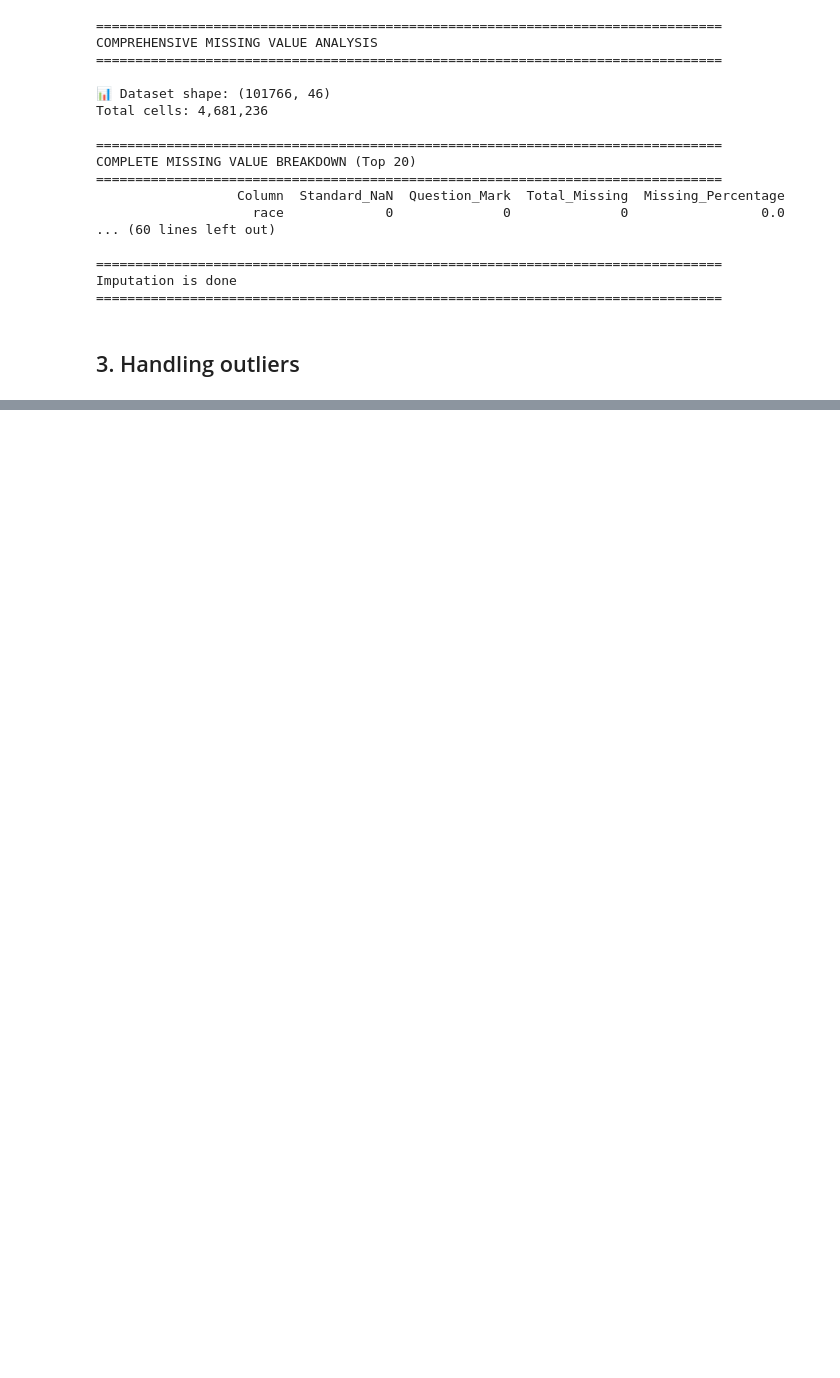
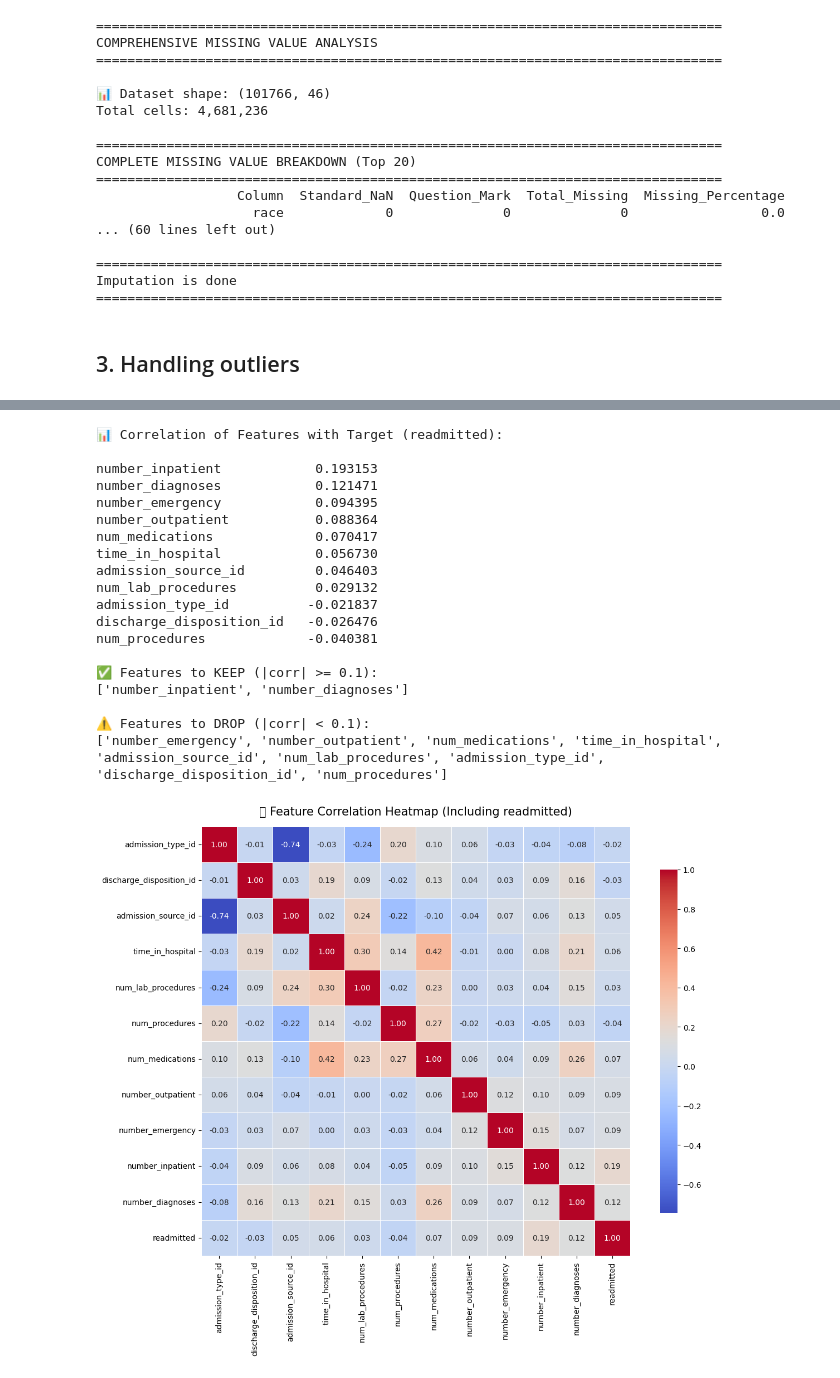
Before and after one commit to MuhammadHamza687/dsf, a Jupyter notebook: DSF_Mid_Lab_Exam.ipynb, the cells around one changed output, grey strips where cells are left out. Cells and saved outputs as stored; diff of their text form; code cells hidden in the pictures; blank space fills up the shorter version.

```diff
--- a/DSF_Mid_Lab_Exam.ipynb
+++ b/DSF_Mid_Lab_Exam.ipynb
@@ -532,0 +542,73 @@ Name: count, dtype: int64
+# %%
+# Map readmitted to binary (admitted again or not)
+df['readmitted'] = df['readmitted'].map({'NO': 0, '>30': 1, '<30': 1})
+
+# Compute correlation matrix (numeric only)
+corr = df.corr(numeric_only=True)
+
+# --- 🔍 Step 1: Correlation with Target ---
+target_corr = corr['readmitted'].drop('readmitted').sort_values(ascending=False)
+
+# Display top correlated features
+print("\n📊 Correlation of Features with Target (readmitted):\n")
+print(target_corr.to_string())
+
+# --- ✅ Step 2: Suggest Features Based on Threshold ---
+threshold = 0.1  # Adjust as needed
+strong_features = target_corr[abs(target_corr) >= threshold]
+weak_features = target_corr[abs(target_corr) < threshold]
+
+print("\n✅ Features to KEEP (|corr| >= 0.1):")
+print(strong_features.index.tolist())
+
+print("\n⚠️ Features to DROP (|corr| < 0.1):")
+print(weak_features.index.tolist())
+
+# --- 🎨 Step 3: Correlation Heatmap ---
+plt.figure(figsize=(14, 10))
+sns.heatmap(
+    corr,
+    annot=True,
+    fmt=".2f",
+    cmap="coolwarm",
+    linewidths=0.5,
+    square=True,
+    cbar_kws={"shrink": 0.8}
+)
+
+plt.title("🔥 Feature Correlation Heatmap (Including readmitted)", fontsize=15, pad=15)
+plt.show()
+
+# --- 🧩 Step 4: Highlight Top Positive & Negative Correlations ---
+top_pos = target_corr.head(10)
+top_neg = target_corr.tail(10)
+
+print("\n🔼 Top 10 Features Positively Correlated with readmitted:")
+print(top_pos)
+
+print("\n🔽 Top 10 Features Negatively Correlated with readmitted:")
+print(top_neg)
+
+print("\nDataset Shape:", df.shape)
+print (df['readmitted'].unique())
+# %% [output]
+📊 Correlation of Features with Target (readmitted):
+
+number_inpatient            0.193153
+number_diagnoses            0.121471
+number_emergency            0.094395
+number_outpatient           0.088364
+num_medications             0.070417
+time_in_hospital            0.056730
+admission_source_id         0.046403
+num_lab_procedures          0.029132
+admission_type_id          -0.021837
+discharge_disposition_id   -0.026476
+num_procedures             -0.040381
+
+✅ Features to KEEP (|corr| >= 0.1):
+['number_inpatient', 'number_diagnoses']
+
+⚠️ Features to DROP (|corr| < 0.1):
+['number_emergency', 'number_outpatient', 'num_medications', 'time_in_hospital', 'admission_source_id', 'num_lab_procedures', 'admission_type_id', 'discharge_disposition_id', 'num_procedures']
+[figure, added]
```
Also changed, not shown: parts of 38 cells of this notebook.
